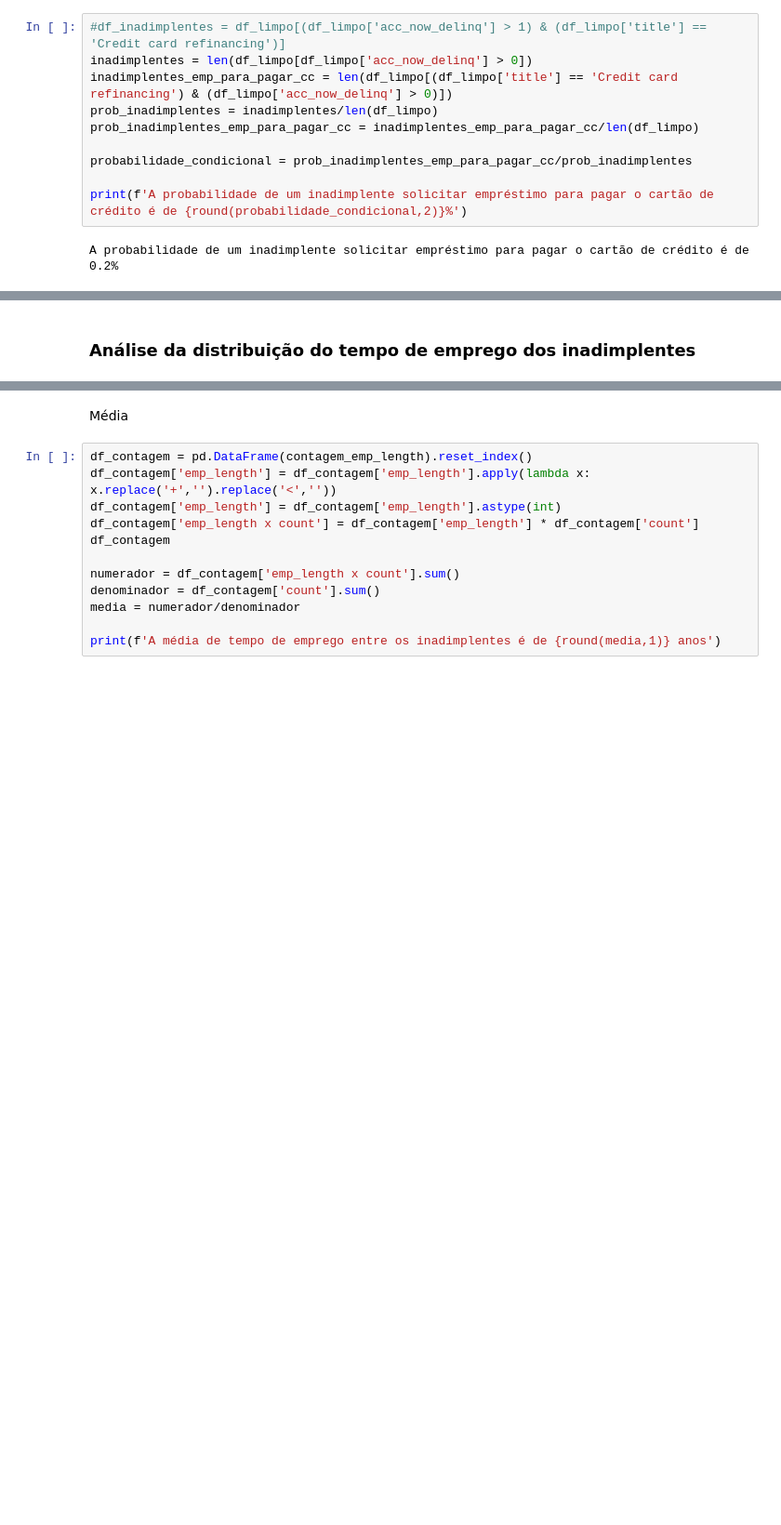
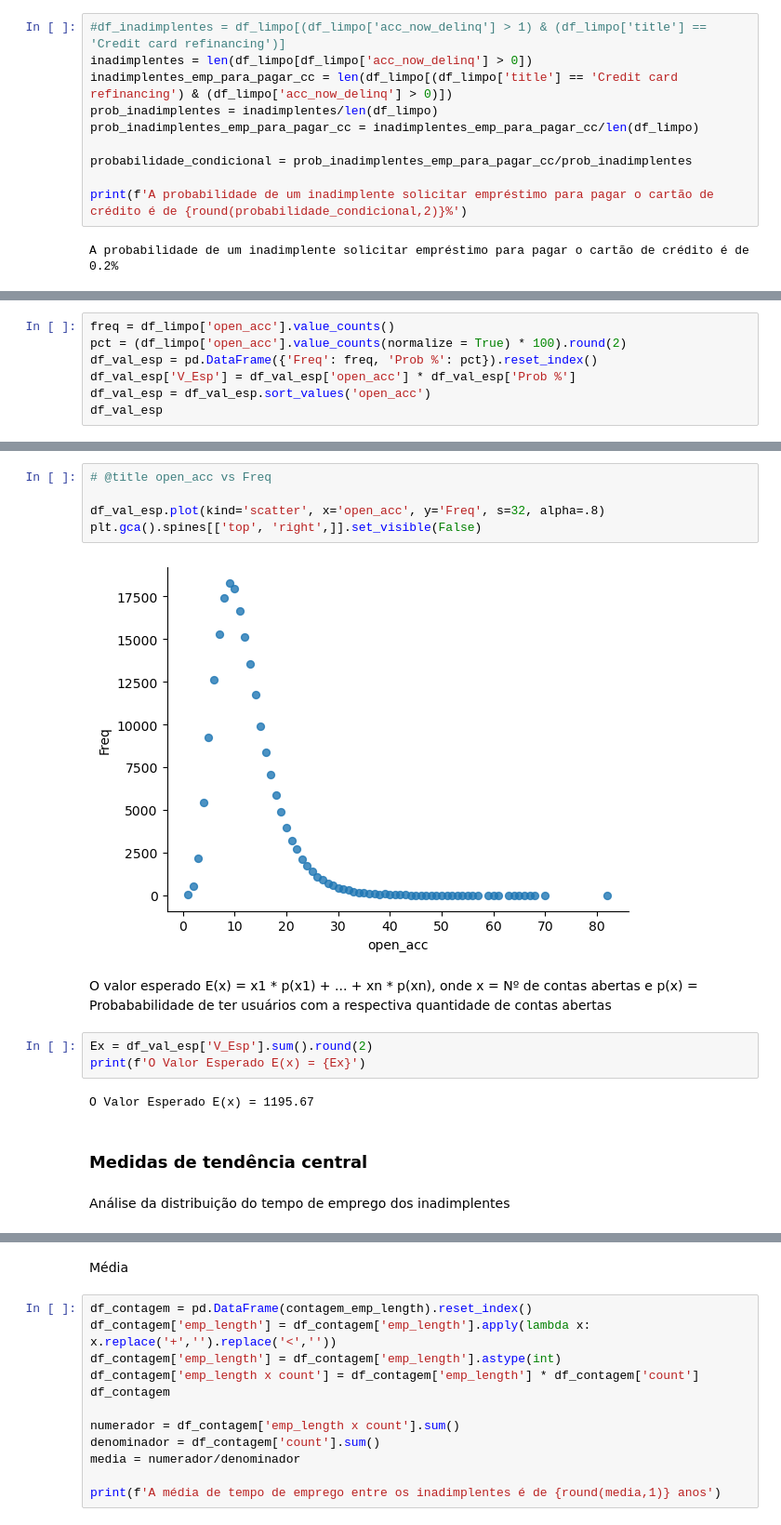
Before and after one commit to caiocguedes/credit-risk, a Jupyter notebook: analise_de_credito.ipynb, the cells around one changed output, grey strips where cells are left out. Shown at 93% size. Drawn from its saved outputs; the diff is of its cells as text; blank space fills up the shorter version.

```diff
--- a/analise_de_credito.ipynb
+++ b/analise_de_credito.ipynb
@@ -76,0 +252,7 @@ A probabilidade de adimplência é de 99.46%
+# %%
+freq = df_limpo['open_acc'].value_counts()
+pct = (df_limpo['open_acc'].value_counts(normalize = True) * 100).round(2)
+df_val_esp = pd.DataFrame({'Freq': freq, 'Prob %': pct}).reset_index()
+df_val_esp['V_Esp'] = df_val_esp['open_acc'] * df_val_esp['Prob %']
+df_val_esp = df_val_esp.sort_values('open_acc')
+df_val_esp
@@ -77,5 +273,21 @@ A probabilidade de adimplência é de 99.46%
+# %%
+# @title open_acc vs Freq
+
+df_val_esp.plot(kind='scatter', x='open_acc', y='Freq', s=32, alpha=.8)
+plt.gca().spines[['top', 'right',]].set_visible(False)
+# %% [output]
+[figure, added]
+# %% [markdown]
+O valor esperado E(x) = x1 * p(x1) + ... + xn * p(xn), onde x = Nº de contas abertas e p(x) = Probababilidade de ter usuários com a respectiva quantidade de contas abertas
+# %%
+Ex = df_val_esp['V_Esp'].sum().round(2)
+print(f'O Valor Esperado E(x) = {Ex}')
+# %% [output]
+O Valor Esperado E(x) = 1195.67
+# %% [markdown]
+### Medidas de tendência central
 # %% [markdown]
-### Análise da distribuição do tempo de emprego dos inadimplentes
+Análise da distribuição do tempo de emprego dos inadimplentes
 # %%
 df_inadimplentes = df_limpo[df_limpo['acc_now_delinq'] > 0]
 contagem_emp_length = df_inadimplentes['emp_length'].value_counts()
```
Also changed, not shown: parts of 58 cells of this notebook, 1 other file.
